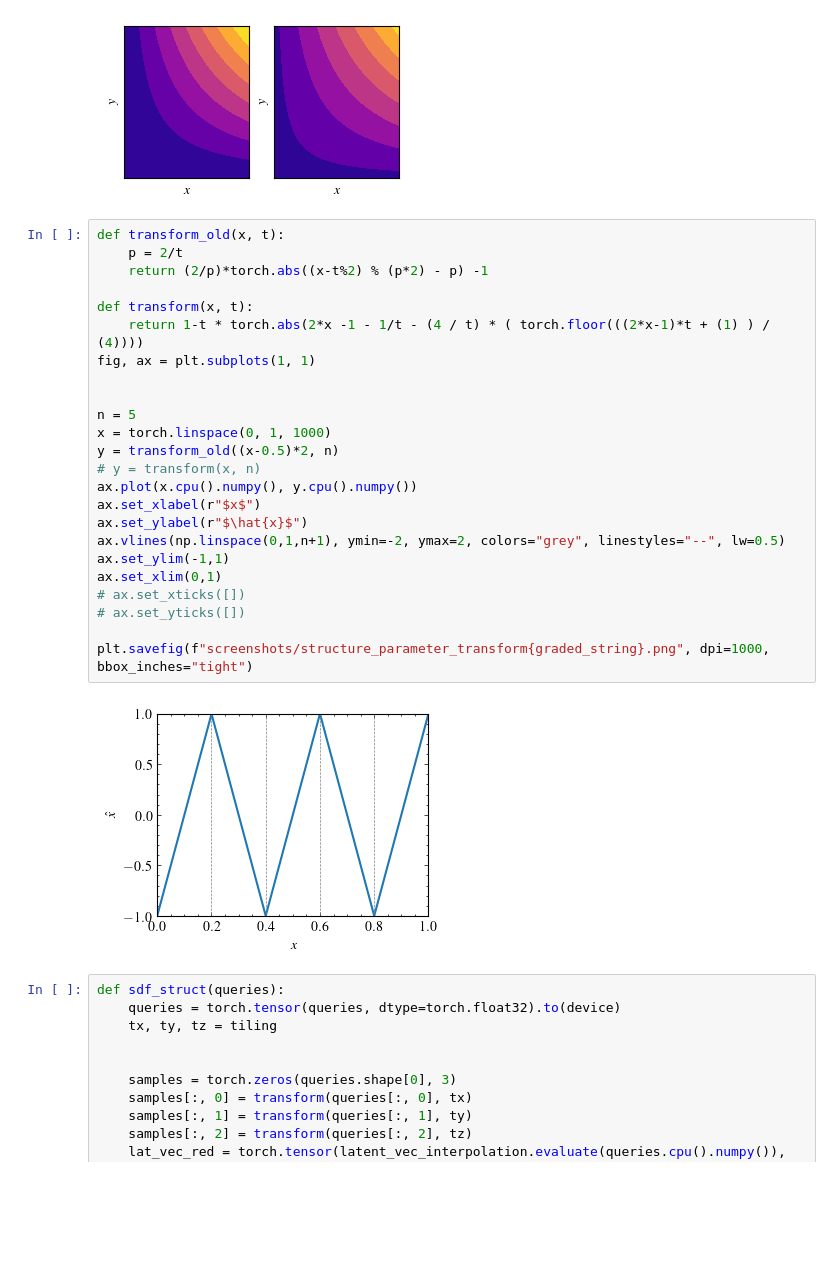
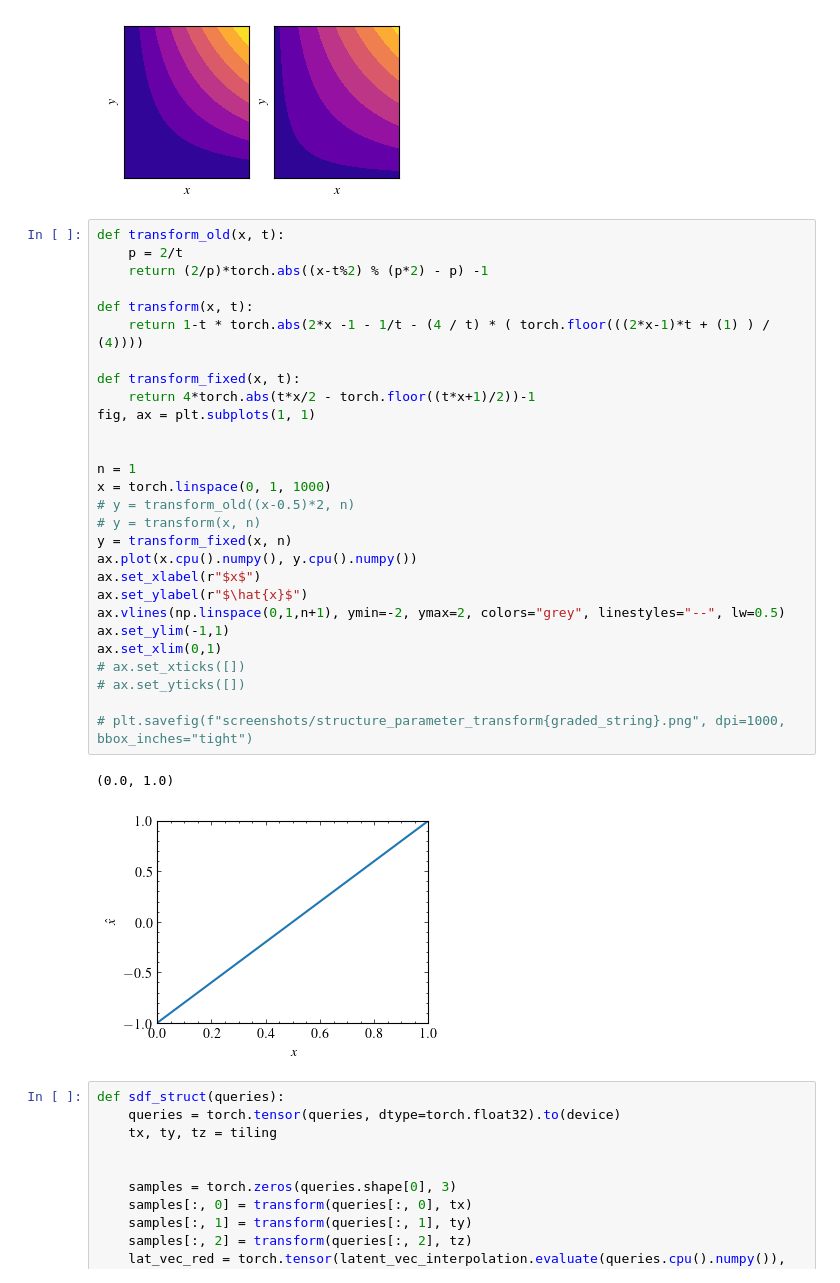
Before and after one commit to mkofler96/DeepSDF, a Jupyter notebook: evaluation_scripts/paper/02_generate_single_interpolation.ipynb, the cells around one changed output. Drawn from its saved outputs; the diff is of its cells as text; blank space fills up the shorter version.

```diff
--- a/evaluation_scripts/paper/02_generate_single_interpolation.ipynb
+++ b/evaluation_scripts/paper/02_generate_single_interpolation.ipynb
@@ -92,29 +92,34 @@ plt.savefig(f"screenshots/structure_latent{graded_string}.png", dpi=600, bbox_in
 # %%
 def transform_old(x, t):
     p = 2/t
     return (2/p)*torch.abs((x-t%2) % (p*2) - p) -1
 
 def transform(x, t):
     return 1-t * torch.abs(2*x -1 - 1/t - (4 / t) * ( torch.floor(((2*x-1)*t + (1) ) / (4))))
+
+def transform_fixed(x, t):
+    return 4*torch.abs(t*x/2 - torch.floor((t*x+1)/2))-1
 fig, ax = plt.subplots(1, 1)
 
 
-n = 5
+n = 1
 x = torch.linspace(0, 1, 1000)
-y = transform_old((x-0.5)*2, n)
+# y = transform_old((x-0.5)*2, n)
 # y = transform(x, n)
+y = transform_fixed(x, n)
 ax.plot(x.cpu().numpy(), y.cpu().numpy())
 ax.set_xlabel(r"$x$")
 ax.set_ylabel(r"$\hat{x}$")
 ax.vlines(np.linspace(0,1,n+1), ymin=-2, ymax=2, colors="grey", linestyles="--", lw=0.5)
 ax.set_ylim(-1,1)
 ax.set_xlim(0,1)
 # ax.set_xticks([])
 # ax.set_yticks([])
 
-plt.savefig(f"screenshots/structure_parameter_transform{graded_string}.png", dpi=1000, bbox_inches="tight")
+# plt.savefig(f"screenshots/structure_parameter_transform{graded_string}.png", dpi=1000, bbox_inches="tight")
 # %% [output]
+(0.0, 1.0)
-[figure, old version]
+[figure, new version]
 # %%
 def sdf_struct(queries):
     queries = torch.tensor(queries, dtype=torch.float32).to(device)
```
Also changed, not shown: 35 other files.
